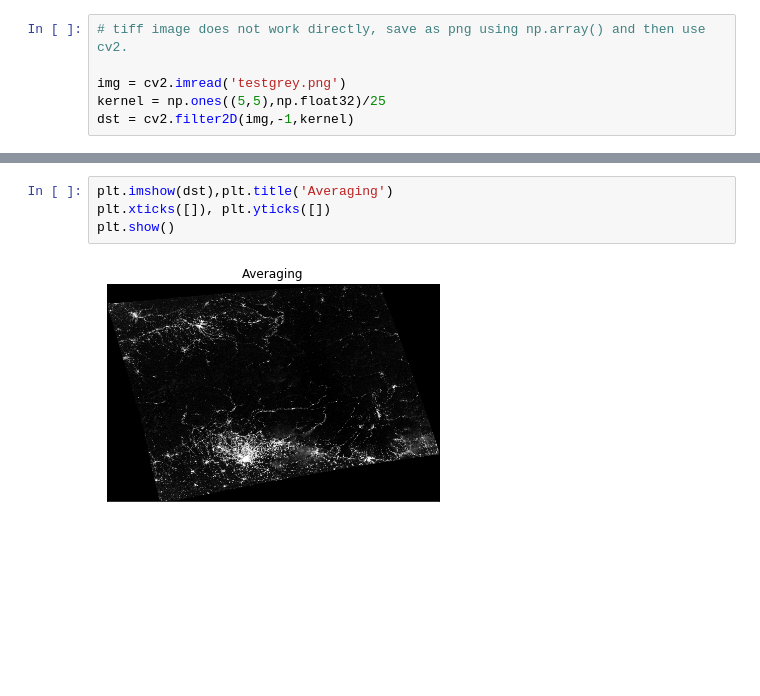
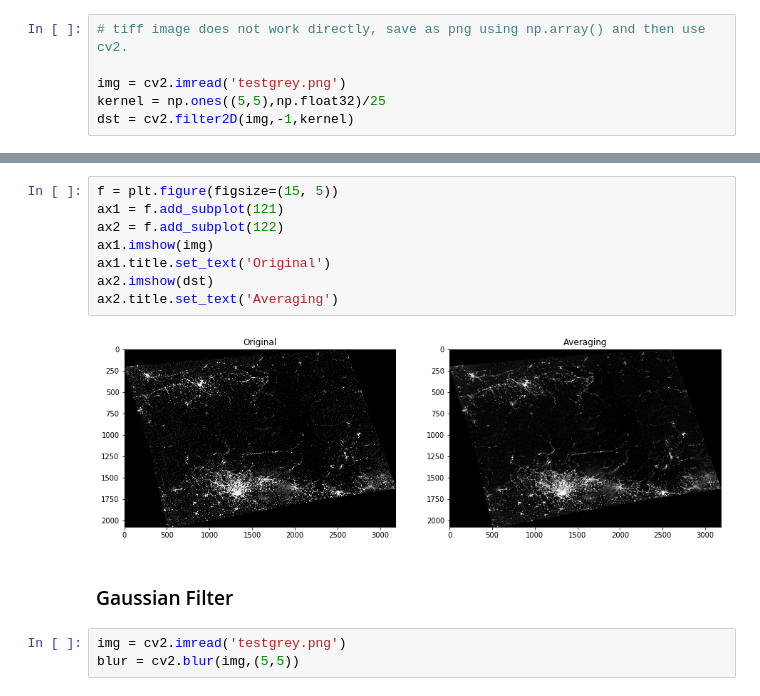
Before and after one commit to prabh27/cloud_detection, a Jupyter notebook: cloud_detection.ipynb, the cells around one changed output, grey strips where cells are left out. Cells and saved outputs as stored; diff of their text form; blank space fills up the shorter version.

Commit message:
trying morphology techniques and basic filters

```diff
--- a/cloud_detection.ipynb
+++ b/cloud_detection.ipynb
@@ -38,6 +36,15 @@ plt.show()
-# %%
-plt.imshow(dst),plt.title('Averaging')
-plt.xticks([]), plt.yticks([])
-plt.show()
-# %% [output]
-[figure, removed]
+# %%
+f = plt.figure(figsize=(15, 5))
+ax1 = f.add_subplot(121)
+ax2 = f.add_subplot(122)
+ax1.imshow(img)
+ax1.title.set_text('Original')
+ax2.imshow(dst)
+ax2.title.set_text('Averaging')
+# %% [output]
+[figure, added]
+# %% [markdown]
+### Gaussian Filter
+# %%
+img = cv2.imread('testgrey.png')
+blur = cv2.blur(img,(5,5))
```
Also changed, not shown: parts of 34 cells of this notebook.
